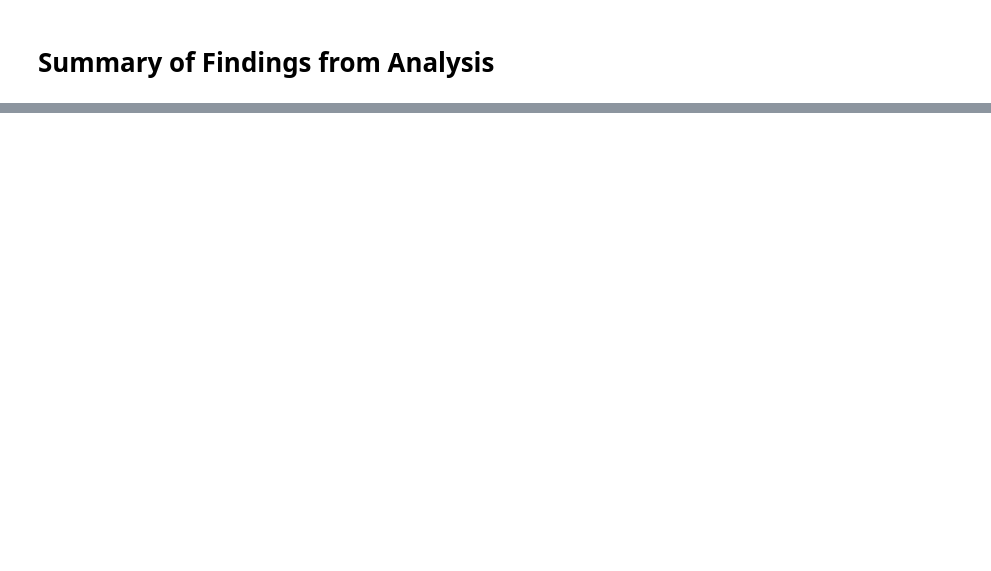
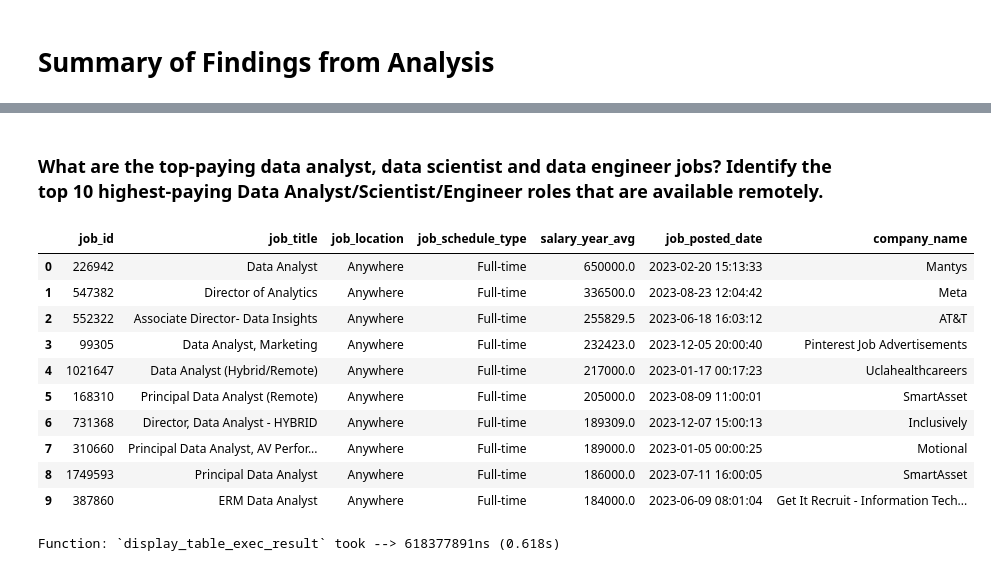
Before and after one commit to tunprimus/data-jobs-analysis, a Jupyter notebook: data-jobs-analysis.ipynb, the cells around one changed output, grey strips where cells are left out. Cells and saved outputs as stored; diff of their text form; code cells hidden in the pictures; blank space fills up the shorter version.

Commit message:
feat: Find top 10 paying jobs for data professionals

```diff
--- a/data-jobs-analysis.ipynb
+++ b/data-jobs-analysis.ipynb
@@ -57,0 +220,6 @@ real_path_to_db = realpath(expanduser(PATH_TO_COMBO_DB))
+# %%
+# Tables in database
+company_dim = "company_dim"
+job_postings_fact = "job_postings_fact"
+skills_dim = "skills_dim"
+skills_job_dim = "skills_job_dim"
@@ -59,0 +286,50 @@ real_path_to_db = realpath(expanduser(PATH_TO_COMBO_DB))
+# %% [markdown]
+### What are the top-paying data analyst, data scientist and data engineer jobs? Identify the top 10 highest-paying Data Analyst/Scientist/Engineer roles that are available remotely.
+# %%
+postgres_top_data_analyst_remote_jobs_query = f"""
+SELECT
+    job_id,
+    job_title,
+    job_location,
+    job_schedule_type,
+    salary_year_avg,
+    job_posted_date,
+    name AS company_name
+FROM
+    job_postings_fact
+    LEFT JOIN
+    company_dim
+    ON
+    job_postings_fact.company_id = company_dim.company_id
+WHERE
+    job_title_short = 'Data Analyst' AND job_location = 'Anywhere' AND salary_year_avg IS NOT NULL
+ORDER BY
+    salary_year_avg DESC
+LIMIT 10
+;
+"""
+
+display_table_exec_result(
+    table_name=job_postings_fact,
+    db_path="",
+    db_type="postgres",
+    host_name=HOST_NAME,
+    user_name=USER_NAME,
+    user_password=USER_PASSWORD,
+    db_port=DB_PORT,
+    db_name=DB_NAME,
+    query_to_exec=postgres_top_data_analyst_remote_jobs_query,
+)
+# %% [output]
+|  | job_id | job_title | job_location | job_schedule_type | salary_year_avg | job_posted_date | company_name |
+| 0 | 226942 | Data Analyst | Anywhere | Full-time | 650000.0 | 2023-02-20 15:13:33 | Mantys |
+| 1 | 547382 | Director of Analytics | Anywhere | Full-time | 336500.0 | 2023-08-23 12:04:42 | Meta |
+| 2 | 552322 | Associate Director- Data Insights | Anywhere | Full-time | 255829.5 | 2023-06-18 16:03:12 | AT&T |
+| 3 | 99305 | Data Analyst, Marketing | Anywhere | Full-time | 232423.0 | 2023-12-05 20:00:40 | Pinterest Job Advertisements |
+| 4 | 1021647 | Data Analyst (Hybrid/Remote) | Anywhere | Full-time | 217000.0 | 2023-01-17 00:17:23 | Uclahealthcareers |
+| 5 | 168310 | Principal Data Analyst (Remote) | Anywhere | Full-time | 205000.0 | 2023-08-09 11:00:01 | SmartAsset |
+| 6 | 731368 | Director, Data Analyst - HYBRID | Anywhere | Full-time | 189309.0 | 2023-12-07 15:00:13 | Inclusively |
+| 7 | 310660 | Principal Data Analyst, AV Perfor... | Anywhere | Full-time | 189000.0 | 2023-01-05 00:00:25 | Motional |
+| 8 | 1749593 | Principal Data Analyst | Anywhere | Full-time | 186000.0 | 2023-07-11 16:00:05 | SmartAsset |
+| 9 | 387860 | ERM Data Analyst | Anywhere | Full-time | 184000.0 | 2023-06-09 08:01:04 | Get It Recruit - Information Tech... |
+Function: `display_table_exec_result` took --> 618377891ns (0.618s)
```
Also changed, not shown: parts of 20 cells of this notebook, 1 other file.
